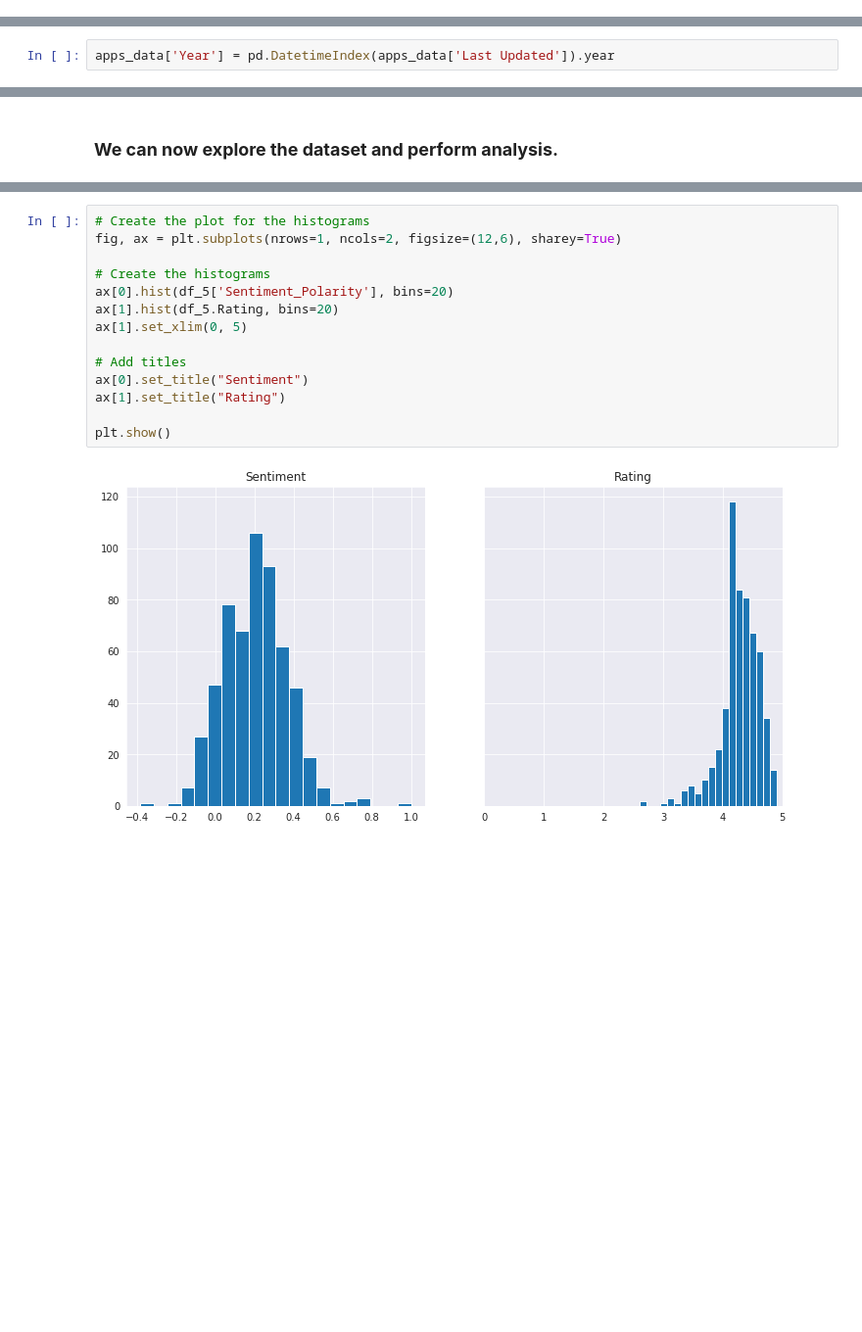
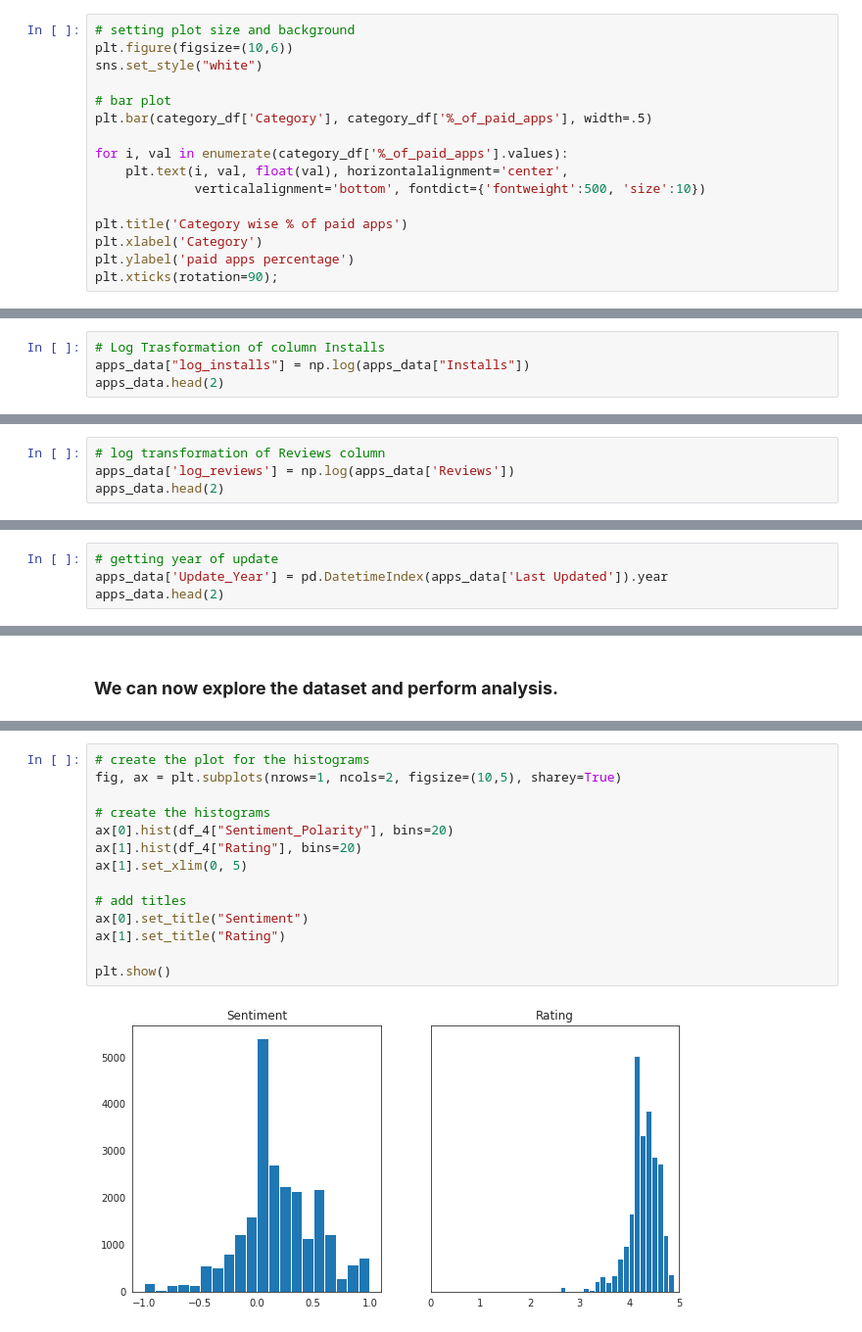
Before and after one commit to harishgawade1999/Playstore-App-Review-Analysis-, a Jupyter notebook: Harish_Play_Store_App_Review_Analysis_Capstone_Project.ipynb, the cells around one changed output, grey strips where cells are left out. Shown: that part at 98% size. Saved outputs shown, nothing was run; the diff lists cells and outputs as text; blank space fills up the shorter version.

```diff
--- a/Harish_Play_Store_App_Review_Analysis_Capstone_Project.ipynb
+++ b/Harish_Play_Store_App_Review_Analysis_Capstone_Project.ipynb
@@ -404,0 +388,16 @@ dtype: object
+# %%
+# setting plot size and background
+plt.figure(figsize=(10,6))
+sns.set_style("white")
+
+# bar plot
+plt.bar(category_df['Category'], category_df['%_of_paid_apps'], width=.5)
+
+for i, val in enumerate(category_df['%_of_paid_apps'].values):
+    plt.text(i, val, float(val), horizontalalignment='center',
+             verticalalignment='bottom', fontdict={'fontweight':500, 'size':10})
+
+plt.title('Category wise % of paid apps')
+plt.xlabel('Category')
+plt.ylabel('paid apps percentage')
+plt.xticks(rotation=90);
@@ -404,0 +417,4 @@ dtype: object
+# %%
+# Log Trasformation of column Installs
+apps_data["log_installs"] = np.log(apps_data["Installs"])
+apps_data.head(2)
@@ -404,0 +447,4 @@ dtype: object
+# %%
+# log transformation of Reviews column
+apps_data['log_reviews'] = np.log(apps_data['Reviews'])
+apps_data.head(2)
@@ -405,2 +473,4 @@ dtype: object
 # %%
-apps_data['Year'] = pd.DatetimeIndex(apps_data['Last Updated']).year
+# getting year of update
+apps_data['Update_Year'] = pd.DatetimeIndex(apps_data['Last Updated']).year
+apps_data.head(2)
@@ -517,16 +581,16 @@ df_5.head()
 # %%
-# Create the plot for the histograms
-fig, ax = plt.subplots(nrows=1, ncols=2, figsize=(12,6), sharey=True)
+# create the plot for the histograms
+fig, ax = plt.subplots(nrows=1, ncols=2, figsize=(10,5), sharey=True)
 
-# Create the histograms
-ax[0].hist(df_5['Sentiment_Polarity'], bins=20)
-ax[1].hist(df_5.Rating, bins=20)
+# create the histograms
+ax[0].hist(df_4["Sentiment_Polarity"], bins=20)
+ax[1].hist(df_4["Rating"], bins=20)
 ax[1].set_xlim(0, 5)
 
-# Add titles
+# add titles
 ax[0].set_title("Sentiment")
 ax[1].set_title("Rating")
 
 plt.show()
 # %% [output]
-[figure, old version]
+[figure, new version]
```
Also changed, not shown: parts of 36 cells of this notebook.
